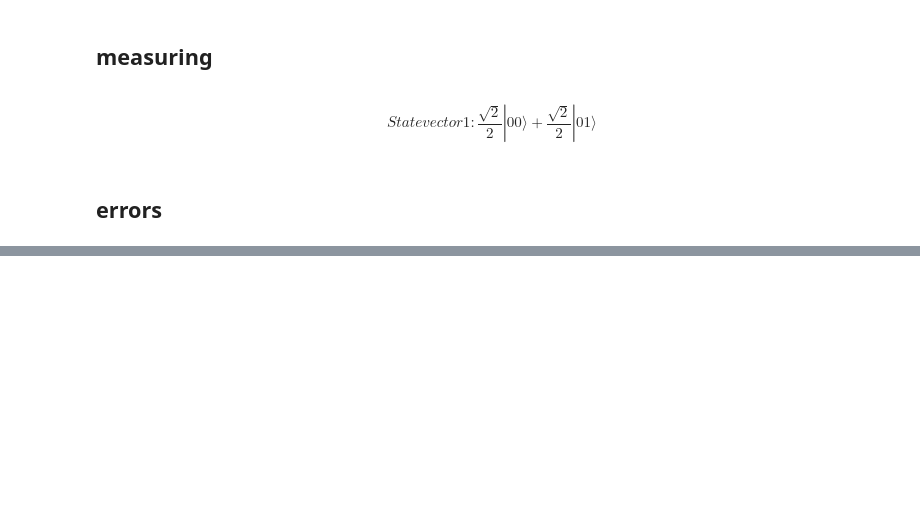
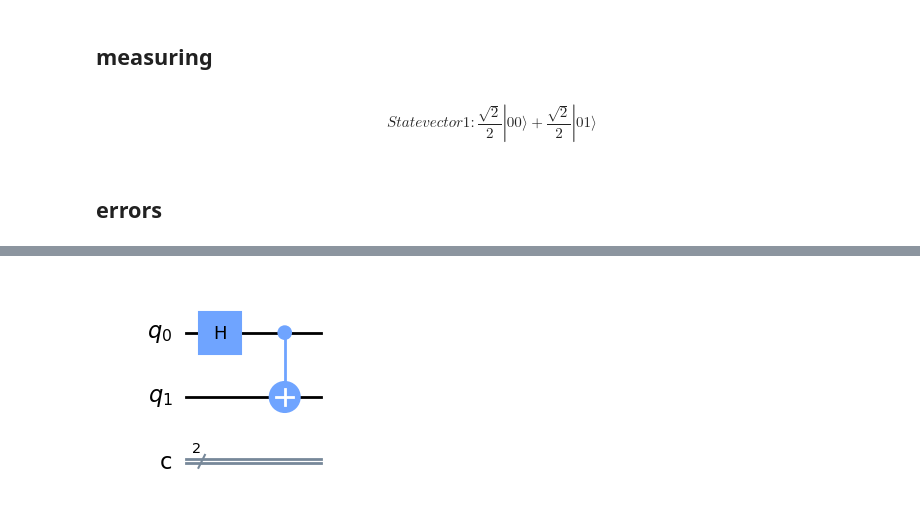
Before and after one commit to MarcMaussner/quantum_playground, a Jupyter notebook: 2023_ESE/ESE-Playground.ipynb, the cells around one changed output, grey strips where cells are left out. Cells and saved outputs as stored; diff of their text form; code cells hidden in the pictures; blank space fills up the shorter version.

```diff
--- a/2023_ESE/ESE-Playground.ipynb
+++ b/2023_ESE/ESE-Playground.ipynb
@@ -80,0 +131,4 @@ plot_histogram(counts) #a new plotting method! this works for counts obviously!
+# %%
+scirc1.draw('mpl')
+# %% [output]
+[figure, added]
```
Also changed, not shown: parts of 6 cells of this notebook.
